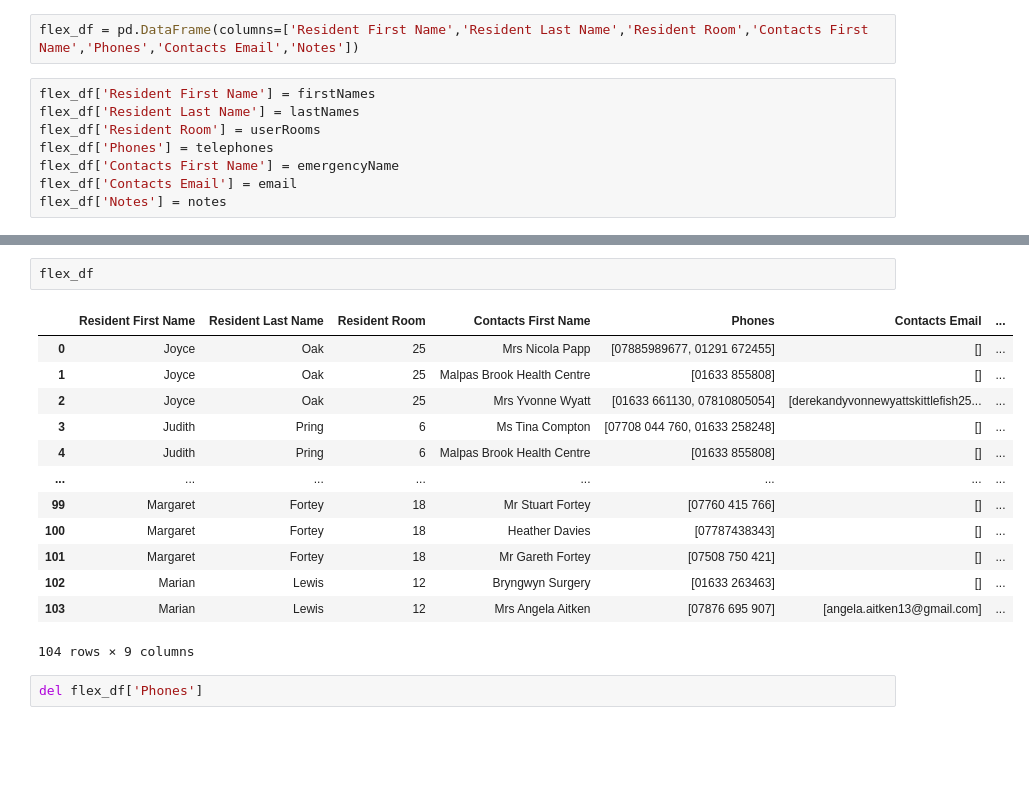
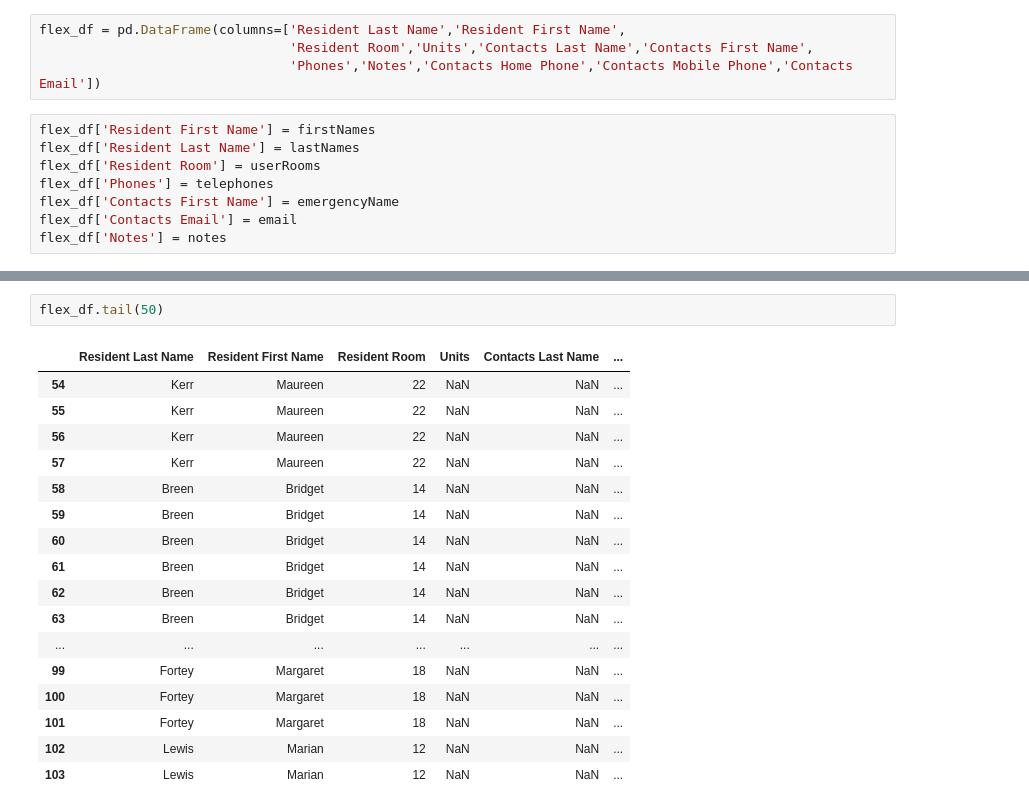
Before and after one commit to thunderbait/pcs-flex-adapter, a Jupyter notebook: Untitled1.ipynb, the cells around one changed output, grey strips where cells are left out. Drawn from its saved outputs; the diff is of its cells as text; blank space fills up the shorter version.

Commit message:
Final Working (all names)

```diff
--- a/Untitled1.ipynb
+++ b/Untitled1.ipynb
@@ -53,7 +53,9 @@ def getUserInformation():
 # %%
 getUserInformation()
 # %%
-flex_df = pd.DataFrame(columns=['Resident First Name','Resident Last Name','Resident Room','Contacts First Name','Phones','Contacts Email','Notes'])
+flex_df = pd.DataFrame(columns=['Resident Last Name','Resident First Name',
+                                'Resident Room','Units','Contacts Last Name','Contacts First Name',
+                                'Phones','Notes','Contacts Home Phone','Contacts Mobile Phone','Contacts Email'])
 # %%
 flex_df['Resident First Name'] = firstNames
 flex_df['Resident Last Name'] = lastNames
@@ -100,18 +184,20 @@ flex_df["Phone2"] = phone_data2
 # %%
-flex_df
+flex_df.tail(50)
 # %% [output]
-|  | Resident First Name | Resident Last Name | Resident Room | Contacts First Name | Phones | Contacts Email | ... |
-| 0 | Joyce | Oak | 25 | Mrs Nicola Papp | [07885989677, 01291 672455] | [] | ... |
-| 1 | Joyce | Oak | 25 | Malpas Brook Health Centre | [01633 855808] | [] | ... |
-| 2 | Joyce | Oak | 25 | Mrs Yvonne Wyatt | [01633 661130, 07810805054] | [derekandyvonnewyattskittlefish25... | ... |
-| 3 | Judith | Pring | 6 | Ms Tina Compton | [07708 044 760, 01633 258248] | [] | ... |
-| 4 | Judith | Pring | 6 | Malpas Brook Health Centre | [01633 855808] | [] | ... |
-| ... | ... | ... | ... | ... | ... | ... | ... |
-| 99 | Margaret | Fortey | 18 | Mr Stuart Fortey | [07760 415 766] | [] | ... |
-| 100 | Margaret | Fortey | 18 | Heather Davies | [07787438343] | [] | ... |
-| 101 | Margaret | Fortey | 18 | Mr Gareth Fortey | [07508 750 421] | [] | ... |
-| 102 | Marian | Lewis | 12 | Bryngwyn Surgery | [01633 263463] | [] | ... |
-| 103 | Marian | Lewis | 12 | Mrs Angela Aitken | [07876 695 907] | [angela.aitken13@gmail.com] | ... |
+|  | Resident Last Name | Resident First Name | Resident Room | Units | Contacts Last Name | ... |
+| 54 | Kerr | Maureen | 22 | NaN | NaN | ... |
+| 55 | Kerr | Maureen | 22 | NaN | NaN | ... |
+| 56 | Kerr | Maureen | 22 | NaN | NaN | ... |
+| 57 | Kerr | Maureen | 22 | NaN | NaN | ... |
+| 58 | Breen | Bridget | 14 | NaN | NaN | ... |
+| 59 | Breen | Bridget | 14 | NaN | NaN | ... |
+| 60 | Breen | Bridget | 14 | NaN | NaN | ... |
+| 61 | Breen | Bridget | 14 | NaN | NaN | ... |
+| 62 | Breen | Bridget | 14 | NaN | NaN | ... |
+| 63 | Breen | Bridget | 14 | NaN | NaN | ... |
+| ... | ... | ... | ... | ... | ... | ... |
+| 99 | Fortey | Margaret | 18 | NaN | NaN | ... |
+| 100 | Fortey | Margaret | 18 | NaN | NaN | ... |
+| 101 | Fortey | Margaret | 18 | NaN | NaN | ... |
+| 102 | Lewis | Marian | 12 | NaN | NaN | ... |
+| 103 | Lewis | Marian | 12 | NaN | NaN | ... |
-104 rows × 9 columns
-# %%
-del flex_df['Phones']
```
Also changed, not shown: parts of 13 cells of this notebook, 1 other file.
